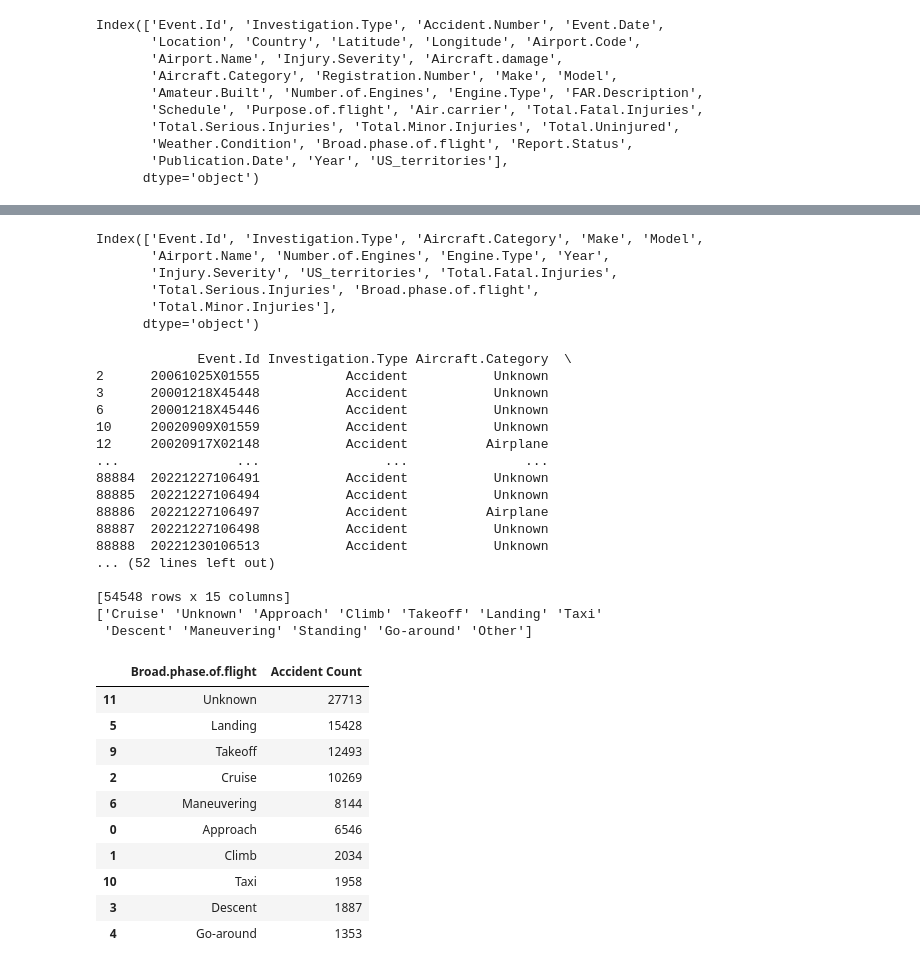
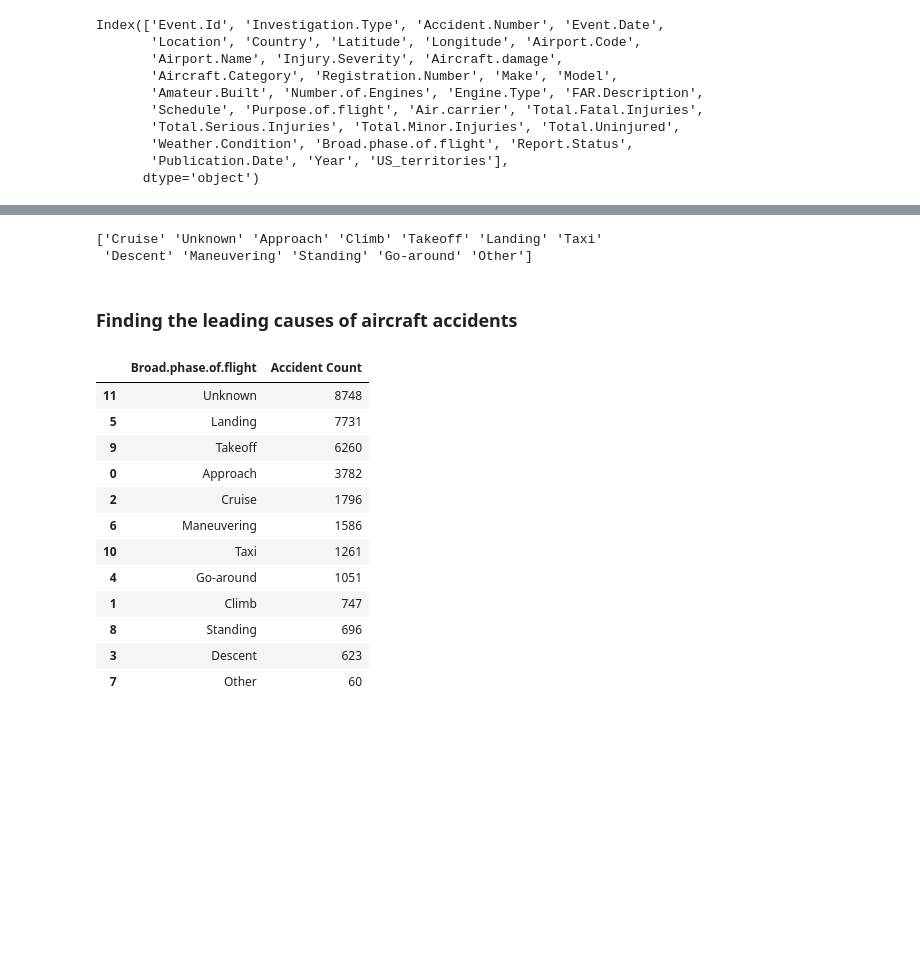
Before and after one commit to jnnjogu/Aviation_accidents_risk_assessment, a Jupyter notebook: moringa_project.ipynb, the cells around one changed output, grey strips where cells are left out. Saved outputs shown, nothing was run; the diff lists cells and outputs as text; code cells hidden in the pictures; blank space fills up the shorter version.

```diff
--- a/moringa_project.ipynb
+++ b/moringa_project.ipynb
@@ -115,23 +147,36 @@ ax.set_xlabel('Percentage');
 We will drop the columns with missing values amounting to 60% of the total dataset
 # %%
 # Handle missing values
+# We will fill the columns with either Unknown
 df['Aircraft.Category'] = df['Aircraft.Category'].fillna('Unknown')
+
 df['Make'] = df['Make'].fillna('Unknown')
+df['Make'] = df['Make'].map(lambda x: str(x).title())
 df['Model'] = df['Model'].fillna('Unknown')
 df['Number.of.Engines'] = df['Number.of.Engines'].fillna(df['Number.of.Engines'].mode().iloc[0]) # I replaced it with the mode instead of the mean because the data is categorical
 df['Engine.Type'] = df['Engine.Type'].fillna('Unknown').replace({'NONE':'Unknown'})
+
  # Convert latitude/longitude to numeric
 df['Latitude'] = pd.to_numeric(df['Latitude'], errors='coerce')
 df['Longitude'] = pd.to_numeric(df['Longitude'], errors='coerce')
-# Convert date column
+
+# Convert Event date to a date_time object
 df['Event.Date'] = pd.to_datetime(df['Event.Date'])
 
+# Fill the nones with Unknown
 df['Airport.Name'] = df['Airport.Name'].fillna('Unkown')
+
+# Strip white spaces in the airport names and convert them to titles
 df['Airport.Name'] = df['Airport.Name'].map(lambda x: x.strip().title())
-# Create year column
+
+# Create year column using the year from the event date
 df['Year'] = df['Event.Date'].dt.year
 df['Broad.phase.of.flight'] = df['Broad.phase.of.flight'].fillna('Unknown')
 df['Injury.Severity'] = df['Injury.Severity'].fillna('Unavailable')
+
+# Fill in the missing values in the injury columns
+injury_cols = ['Total.Fatal.Injuries', 'Total.Serious.Injuries', 'Total.Minor.Injuries','Total.Uninjured']
+df[injury_cols]=df[injury_cols].fillna(0)
 # %%
 df.info()
 # %% [output]
@@ -231,11 +257,9 @@ The reason we are choosing these columns is because;
 cols = ['Event.Id', 'Investigation.Type', 'Aircraft.Category', 'Make', 'Model','Airport.Name',
         'Number.of.Engines', 'Engine.Type', 'Year', 'Injury.Severity','US_territories',
         'Total.Fatal.Injuries', 'Total.Serious.Injuries', 'Broad.phase.of.flight',
-        'Total.Minor.Injuries']
+        'Total.Minor.Injuries','Total.Uninjured']
 
-df_clean = df[cols].copy()
+df_clean = df[cols].copy() # copying the filtered data to reduce memory consumption
 
-# Handle injury data
-injury_cols = ['Total.Fatal.Injuries', 'Total.Serious.Injuries', 'Total.Minor.Injuries']
-df_clean[injury_cols] = df_clean[injury_cols].fillna(0)
+df_clean.to_csv("./data/df_clean.csv") # Writing/ exporting the cleaned dataframe as a csv file
 # %%
@@ -442,61 +443,42 @@ safest_aircraft
-# %%
-df_clean.columns
-# %% [output]
-Index(['Event.Id', 'Investigation.Type', 'Aircraft.Category', 'Make', 'Model',
-       'Airport.Name', 'Number.of.Engines', 'Engine.Type', 'Year',
-       'Injury.Severity', 'US_territories', 'Total.Fatal.Injuries',
-       'Total.Serious.Injuries', 'Broad.phase.of.flight',
-       'Total.Minor.Injuries'],
-      dtype='object')
 # %%
 # Clean Airport Name column: strip extra spaces and replace inconsistent characters
 df_clean['Airport.Name'] = df_clean['Airport.Name'].str.strip().str.replace(r'[^\w\s]', '', regex=True)
 
 # Check for duplicates
-duplicate_airports = df_clean[df_clean.duplicated(subset=['Airport.Name', 'Broad.phase.of.flight'])]
-print(duplicate_airports)
+df_clean = df_clean.drop_duplicates(subset=['Airport.Name', 'Broad.phase.of.flight'])
+
 
 # Check for unique broad phases
 print(df_clean['Broad.phase.of.flight'].unique())
 # %% [output]
-             Event.Id Investigation.Type Aircraft.Category  \
-2      20061025X01555           Accident           Unknown
-3      20001218X45448           Accident           Unknown
-6      20001218X45446           Accident           Unknown
-10     20020909X01559           Accident           Unknown
-12     20020917X02148           Accident          Airplane
-...               ...                ...               ...
-88884  20221227106491           Accident           Unknown
-88885  20221227106494           Accident           Unknown
-88886  20221227106497           Accident          Airplane
-88887  20221227106498           Accident           Unknown
-88888  20221230106513           Accident           Unknown
-... (52 lines left out)
-
-[54548 rows x 15 columns]
 ['Cruise' 'Unknown' 'Approach' 'Climb' 'Takeoff' 'Landing' 'Taxi'
  'Descent' 'Maneuvering' 'Standing' 'Go-around' 'Other']
+# %% [markdown]
+### Finding the leading causes of aircraft accidents
 # %%
 # Group by 'Broad.phase.of.flight' and count accidents (Event.Id)
 cause_accidents = df_clean.groupby('Broad.phase.of.flight')['Event.Id'].count().reset_index()
 
 # Rename 'Event.Id' to 'Accident Count'
 cause_accidents.rename(columns={'Event.Id': 'Accident Count'}, inplace=True)
 
 # Sort by accident count to identify the leading causes
 cause_accidents_sorted = cause_accidents.sort_values(by='Accident Count', ascending=False)
 
 # Show the top leading causes
-cause_accidents_sorted.head(10)  # Top 10 leading causes
+top_10_accident_causes = cause_accidents_sorted  # Top 10 leading causes removed the unknowns
+top_10_accident_causes
 # %% [output]
 |  | Broad.phase.of.flight | Accident Count |
-| 11 | Unknown | 27713 |
-| 5 | Landing | 15428 |
-| 9 | Takeoff | 12493 |
-| 2 | Cruise | 10269 |
-| 6 | Maneuvering | 8144 |
-| 0 | Approach | 6546 |
-| 1 | Climb | 2034 |
-| 10 | Taxi | 1958 |
-| 3 | Descent | 1887 |
-| 4 | Go-around | 1353 |
+| 11 | Unknown | 8748 |
+| 5 | Landing | 7731 |
+| 9 | Takeoff | 6260 |
+| 0 | Approach | 3782 |
+| 2 | Cruise | 1796 |
+| 6 | Maneuvering | 1586 |
+| 10 | Taxi | 1261 |
+| 4 | Go-around | 1051 |
+| 1 | Climb | 747 |
+| 8 | Standing | 696 |
+| 3 | Descent | 623 |
+| 7 | Other | 60 |
```
Also changed, not shown: parts of 40 cells of this notebook, 1 other file.
